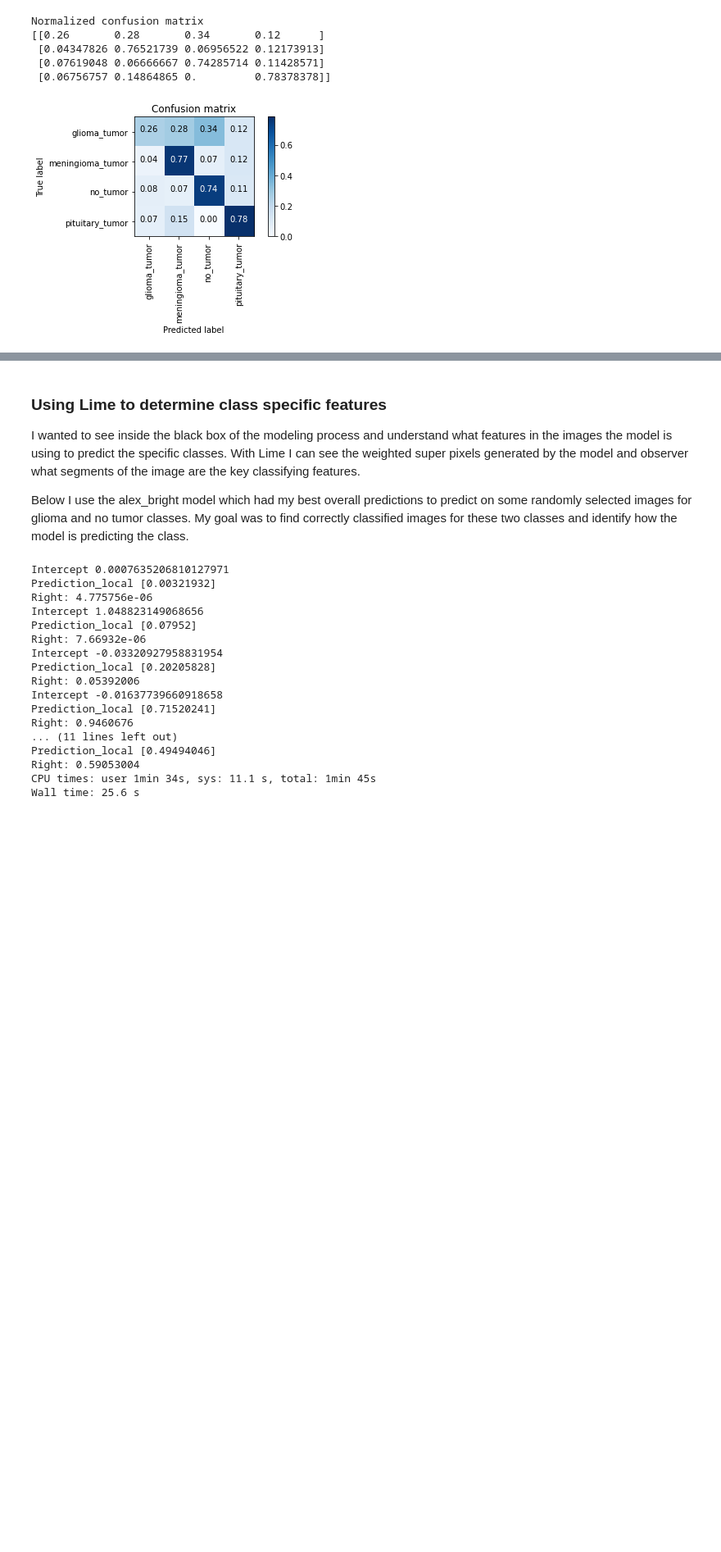
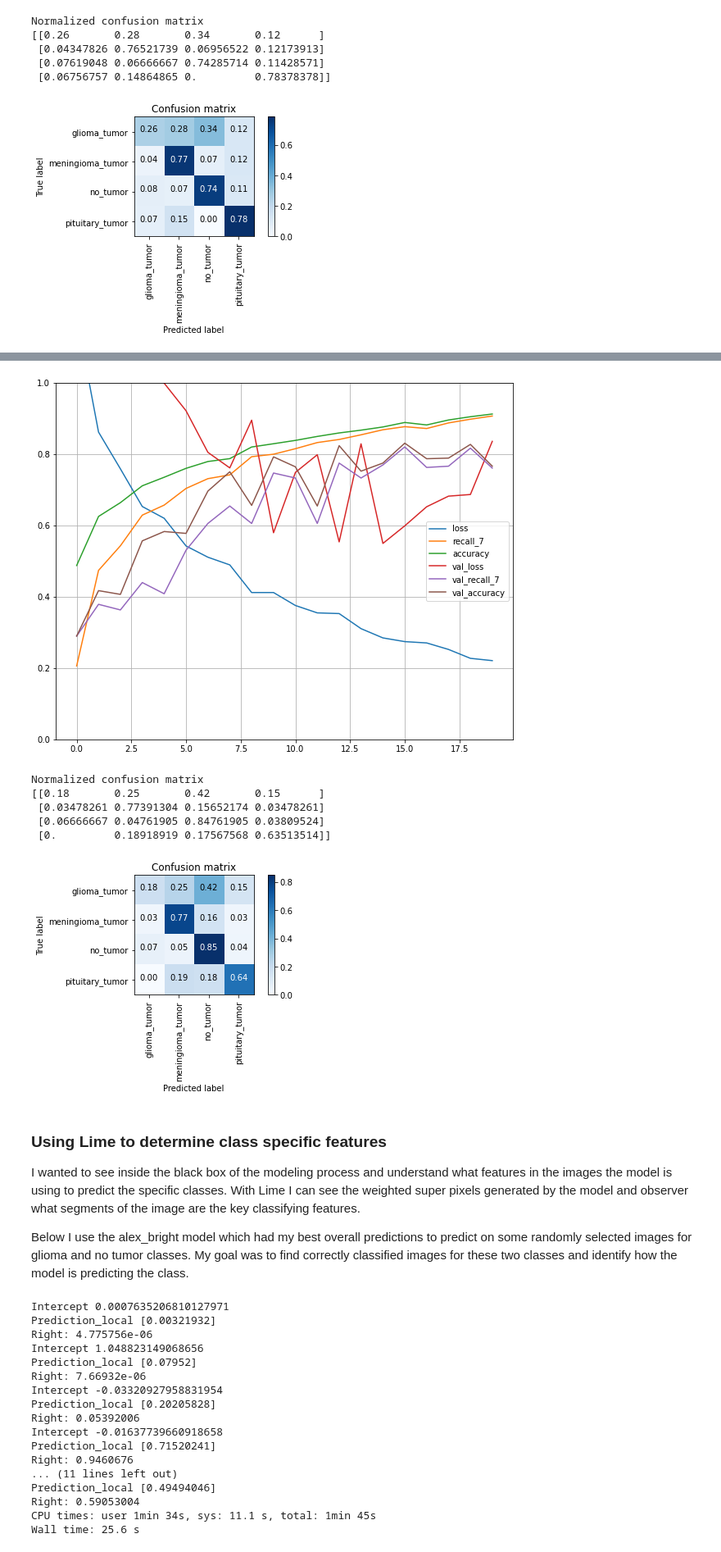
Before and after one commit to Jacobheyman702/Brain_tumor_classifer, a Jupyter notebook: MRI_Image_CNN's.ipynb, the cells around one changed output, grey strips where cells are left out. Shown at 82% size. Drawn from its saved outputs; the diff is of its cells as text; code cells hidden in the pictures; blank space fills up the shorter version.

```diff
--- a/MRI_Image_CNN's.ipynb
+++ b/MRI_Image_CNN's.ipynb
@@ -183,18 +183,19 @@ train_total_flight_labels = np.concatenate((train_labels,train_flight_labels))
 # %% [markdown]
 ### Horizontil flip Augmentation
 # %%
-horiflip = ImageDataGenerator(rescale=1./255,horizontal_flip=True)
 
-train_hori = horiflip.flow_from_directory(train_directory,
+brightzca = ImageDataGenerator(rescale=1./255,brightness_range=(1.1,1.6),zca_whitening=True)
+
+train_zca = brightzca.flow_from_directory(train_directory,
                                         target_size=(224,224),
                                         batch_size = 2297,
                                         seed = 123,
                                         classes = ['no_tumor','glioma_tumor','meningioma_tumor','pituitary_tumor'])
-train_hori_images, train_hori_labels = next(train_hori)
+train_zca_images, train_zca_labels = next(train_zca)
 
 
 
-print('Found Classes: ',train_flight.class_indices)
+print('Found Classes: ',train_zca.class_indices)
 # %% [output]
 Found 2870 images belonging to 4 classes.
 Found Classes:  {'no_tumor': 0, 'glioma_tumor': 1, 'meningioma_tumor': 2, 'pituitary_tumor': 3}
@@ -204,3 +202,6 @@ train_total_hori_labels = np.concatenate((train_total_bright_labels,train_hori_l
+# %%
+train_total_zca_images = np.concatenate((train_images,train_zca_images))
+train_total_zca_labels = np.concatenate((train_labels,train_zca_labels))
 # %% [markdown]
 ### Function for confusion matrix evaluation of CNN
 # %%
@@ -1743,9 +1891,9 @@ model_flight3.add(layers.Dropout(0.3))
 
 
 model_flight3.add(layers.Flatten())
-#model_flight2.add(layers.Dense(500, activation='relu'))
-#model_flight2.add(layers.Dropout(0.5))
-model_flight3.add(layers.Dense(800, activation='relu'))
+model_flight3.add(layers.Dense(500, activation='relu'))
+model_flight3.add(layers.Dropout(0.5))
+model_flight3.add(layers.Dense(500, activation='relu'))
 model_flight3.add(layers.Dropout(0.5))
 model_flight3.add(layers.Dense(4, activation='softmax'))
 
@@ -1755,14 +1903,14 @@ model_flight3.compile(loss='categorical_crossentropy',
               optimizer= Adam(),
               metrics=[Recall(),'accuracy'])
 
-early_stop = EarlyStopping(monitor='val_loss',patience=5,verbose=1,mode='auto')
+#early_stop = EarlyStopping(monitor='val_loss',patience=5,verbose=1,mode='auto')
 
 
-history_flight3 = model_flight3.fit(train_total_hori_images, train_total_hori_labels,
+history_flight3 = model_flight3.fit(train_total_zca_images, train_total_zca_labels,
                     batch_size=batch_size,
                     epochs=epochs,
                     verbose=1,
-                    callbacks = [early_stop],
+                    #callbacks = [early_stop],
                     validation_data=(valid_images, valid_labels))
 score = model_flight3.evaluate(test_images, test_labels, verbose=0)
 print('test loss:', score[0])
@@ -1789,3 +1937,22 @@ Test Accuracy 0.48477157950401306
+# %%
+history_baseline_df = pd.DataFrame(history_flight3.history)
+history_baseline_df.plot(figsize=(10,8))
+plt.grid(True)
+plt.gca().set_ylim(0,1)
+plt.show()
+
+y_pred = model_flight3.predict_classes(test_images)
+
+confusion = confusion_matrix(test_labels.argmax(axis=1),y_pred)
+plot_confusion_matrix(confusion,data_test.class_indices, normalize=True)
+# %% [output]
+[figure, added]
+Normalized confusion matrix
+[[0.18       0.25       0.42       0.15      ]
+ [0.03478261 0.77391304 0.15652174 0.03478261]
+ [0.06666667 0.04761905 0.84761905 0.03809524]
+ [0.         0.18918919 0.17567568 0.63513514]]
+[figure, added]
 # %% [markdown]
 ### Using Lime to determine class specific features
 
```
Also changed, not shown: parts of 5 cells of this notebook.
